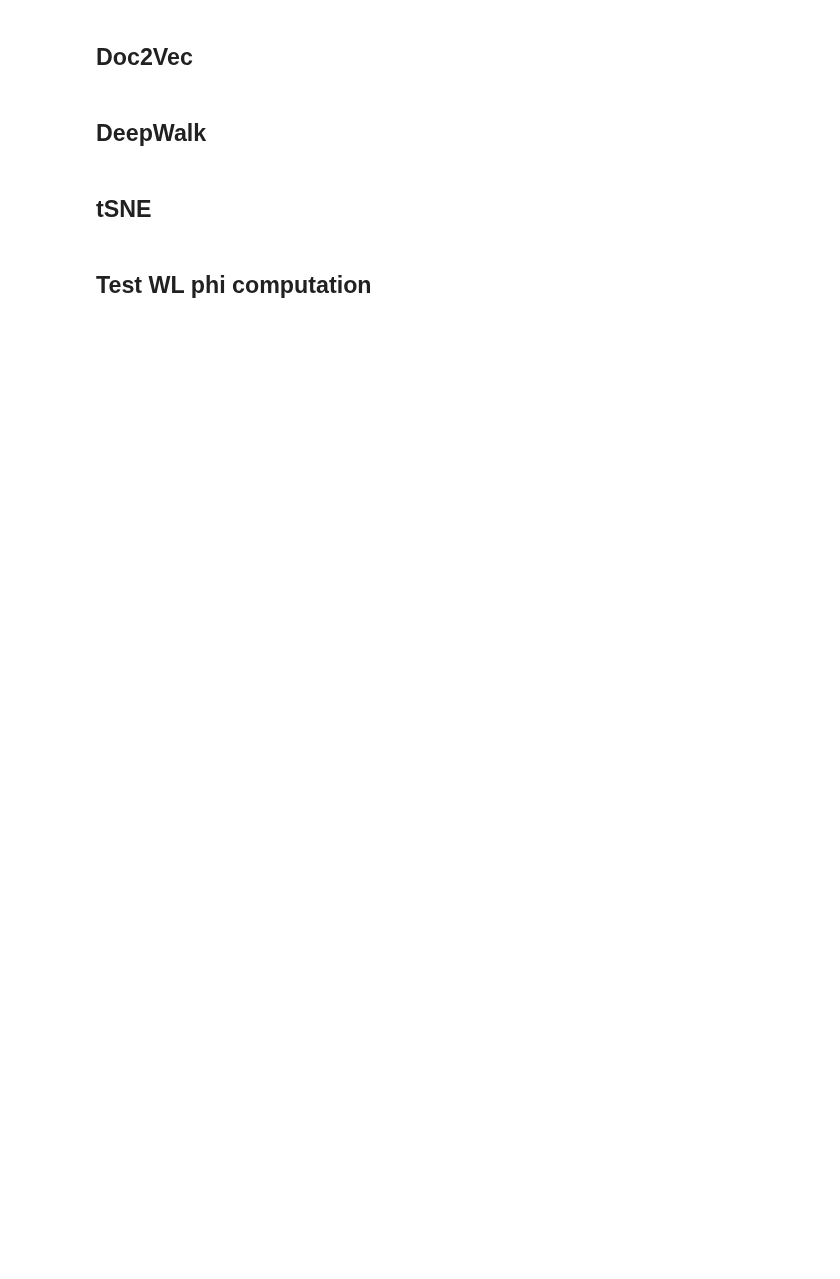
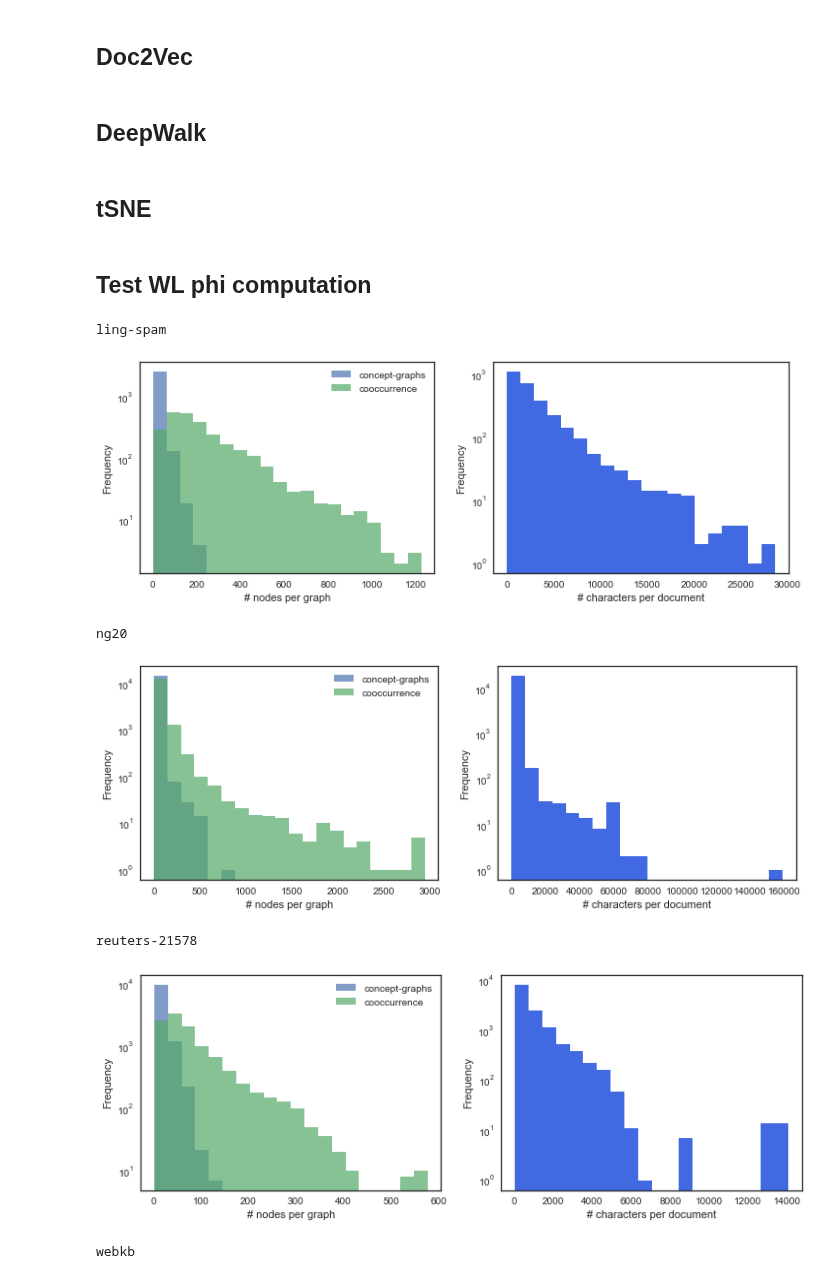
Before and after one commit to davidgengenbach/bachelor-thesis, a Jupyter notebook: code/dump.ipynb, the cells around one changed output. Saved outputs shown, nothing was run; the diff lists cells and outputs as text; code cells hidden in the pictures; blank space fills up the shorter version.

```diff
--- a/code/dump.ipynb
+++ b/code/dump.ipynb
@@ -444,3 +465,63 @@ for train_index, test_index in sss.split(X, Y):
     break
 with open('data/CACHE/dataset_graph_gml_small-single.npy', 'wb') as f:
     pickle.dump((X_test.tolist(), Y_test.tolist()), f)
+# %%
+import dataset_helper
+import pandas as pd
+from IPython.display import display
+import matplotlib.pyplot as plt
+import networkx as nx
+import seaborn as sns
+
+sns.set('notebook', 'white')
+limit_dataset = ['ng20', 'ling-spam', 'reuters-21578', 'webkb']
+#limit_dataset = ['ling-spam']
+all_stats = {}
+for dataset_name in dataset_helper.get_all_available_dataset_names():
+    if dataset_name not in limit_dataset: continue
+    print(dataset_name)
+    X, Y = dataset_helper.get_dataset(dataset_name)
+    graphs = dataset_helper.get_all_cached_graph_datasets(dataset_name)
+    number_of_nodes = []
+
+    coo_graph = [x for x in graphs if 'cooccurrence' in x][0]
+    gml_graph = [x for x in graphs if 'gml' in x][0]
+
+    def get_num_nodes(graph_file):
+        X_graph, _ = dataset_helper.get_dataset_cached(graph_file)
+        return [nx.number_of_nodes(x) for x in X_graph]
+
+    stats = {
+        'cooccurrence': get_num_nodes(coo_graph),
+        'concept-graphs': get_num_nodes(gml_graph)
+    }
+    min_len = min([len(v) for k, v in stats.items()])
+    graph_stats = {k: v[:min(min_len, len(v))] for k, v in stats.items()}
+    df = pd.DataFrame(graph_stats)
+    figsize = (12, 4)
+    fig, ax = plt.subplots(nrows = 1, ncols=2, figsize = figsize)
+    colors = reversed(["orangered", "royalblue"])
+    colors = None
+    df.plot(kind = 'hist', alpha = 0.7, bins=20, logy = True, color=colors, ax=ax[0])
+    ax[0].set_xlabel('# nodes per graph')
+
+    text_stats = {'doc_lengths': [len(x) for x in X]}
+    df = pd.DataFrame(text_stats)
+    df.plot(kind = 'hist', bins=20, legend = False, logy = True, ax=ax[1], color = 'royalblue')
+    ax[1].set_xlabel('# characters per document')
+    plt.show()
+    fig.savefig('tmp/other/stats-{}.png'.format(dataset_name), dpi = 150)
+    all_stats[dataset_name] = {
+        'graphs': graph_stats,
+        'text': text_stats['doc_lengths'],
+        'num_docs': len(X),
+        'num_classes': len(set(Y))
+    }
+# %% [output]
+ling-spam
+[figure, added]
+ng20
+[figure, added]
+reuters-21578
+[figure, added]
+webkb
```
Also changed, not shown: parts of 3 cells of this notebook, 16 other files.
